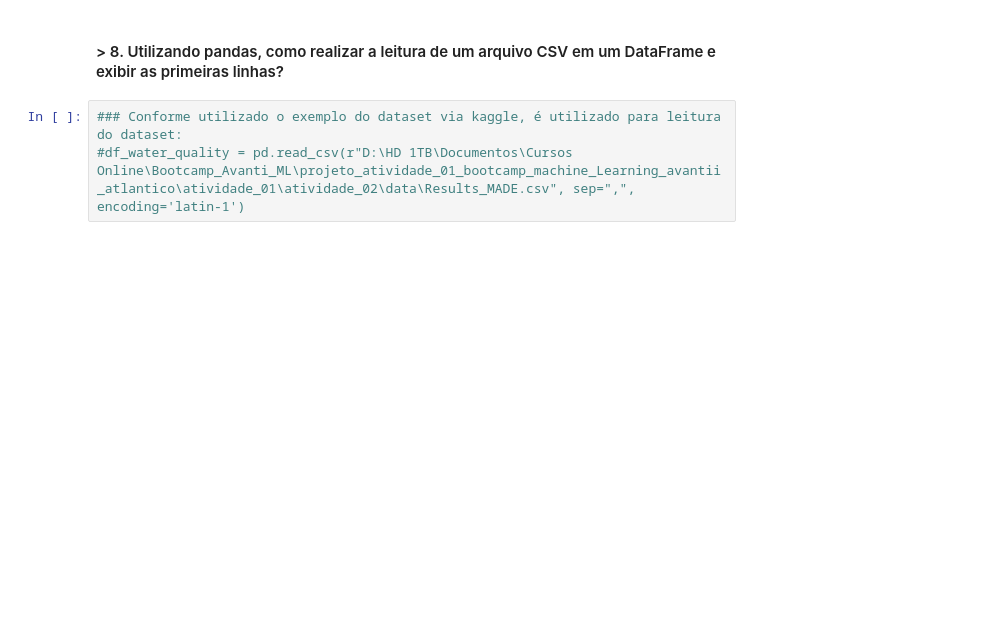
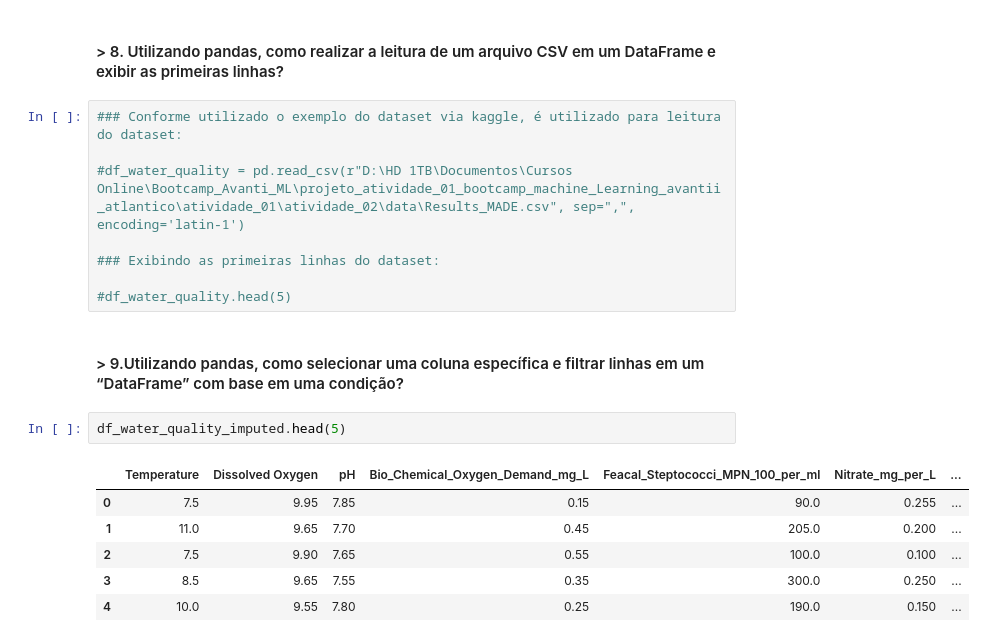
Before and after one commit to Lulelis/Bootcamp_Machine_Learning_Atlantico_Avantii, a Jupyter notebook: atividade_02/Atividade_02_Lucas_Elias.ipynb, the cells around one changed output. Cells and saved outputs as stored; diff of their text form; blank space fills up the shorter version.

```diff
--- a/atividade_02/Atividade_02_Lucas_Elias.ipynb
+++ b/atividade_02/Atividade_02_Lucas_Elias.ipynb
@@ -347,4 +350,20 @@ print(comparacao_outliers.head(10))
 #### > 8. Utilizando pandas, como realizar a leitura de um arquivo CSV em um DataFrame e exibir as primeiras linhas?
 # %%
 ### Conforme utilizado o exemplo do dataset via kaggle, é utilizado para leitura do dataset:
+
 #df_water_quality = pd.read_csv(r"D:\HD 1TB\Documentos\Cursos Online\Bootcamp_Avanti_ML\projeto_atividade_01_bootcamp_machine_Learning_avantii_atlantico\atividade_01\atividade_02\data\Results_MADE.csv", sep=",", encoding='latin-1')
+
+### Exibindo as primeiras linhas do dataset:
+
+#df_water_quality.head(5)
+# %% [markdown]
+#### > 9.Utilizando pandas, como selecionar uma coluna específica e filtrar linhas em um “DataFrame” com base em uma condição?
+# %%
+df_water_quality_imputed.head(5)
+# %% [output]
+|  | Temperature | Dissolved Oxygen | pH | Bio_Chemical_Oxygen_Demand_mg_L | Feacal_Steptococci_MPN_100_per_ml | Nitrate_mg_per_L | ... |
+| 0 | 7.5 | 9.95 | 7.85 | 0.15 | 90.0 | 0.255 | ... |
+| 1 | 11.0 | 9.65 | 7.70 | 0.45 | 205.0 | 0.200 | ... |
+| 2 | 7.5 | 9.90 | 7.65 | 0.55 | 100.0 | 0.100 | ... |
+| 3 | 8.5 | 9.65 | 7.55 | 0.35 | 300.0 | 0.250 | ... |
+| 4 | 10.0 | 9.55 | 7.80 | 0.25 | 190.0 | 0.150 | ... |
```
Also changed, not shown: parts of 20 cells of this notebook.
